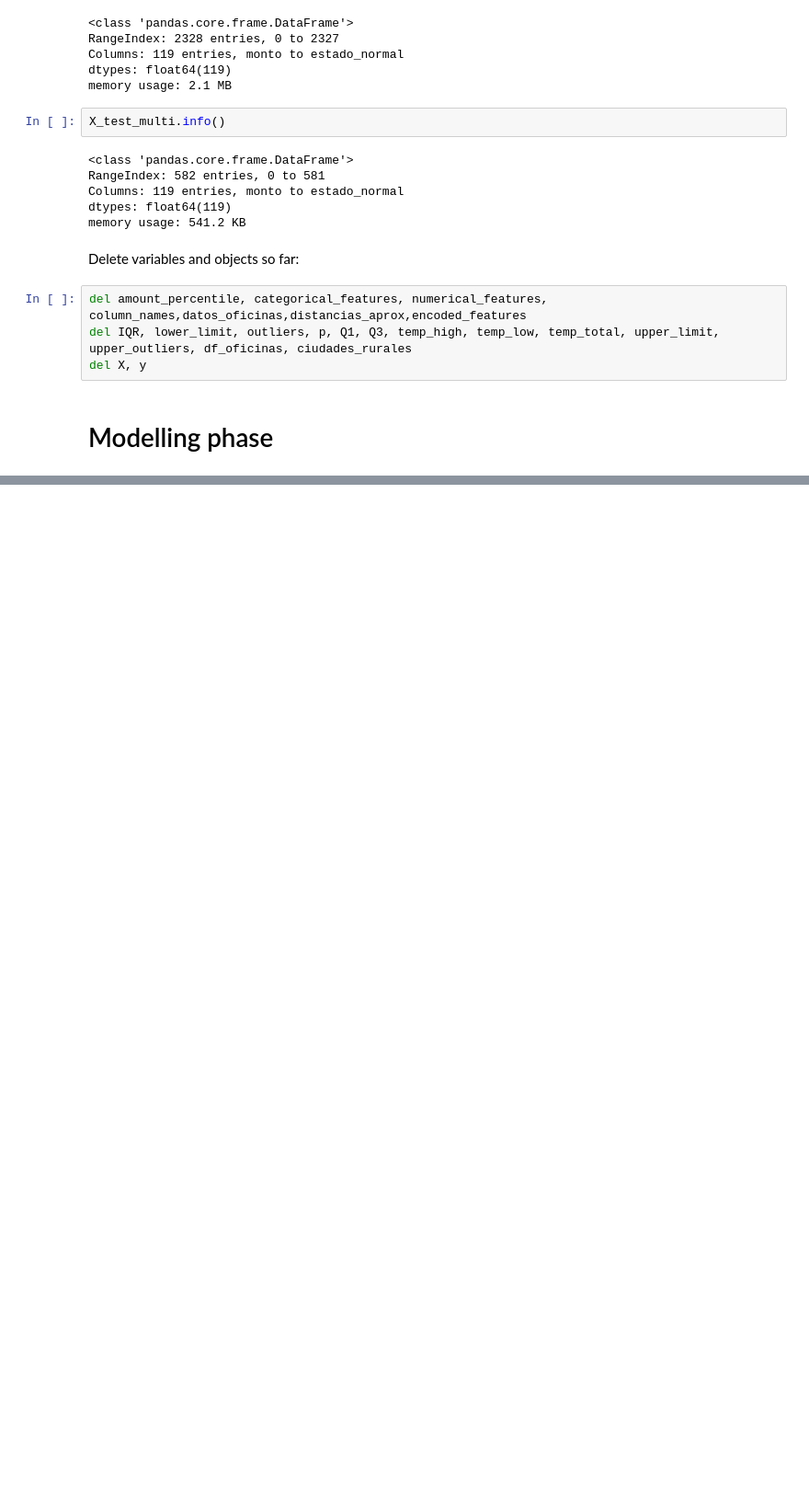
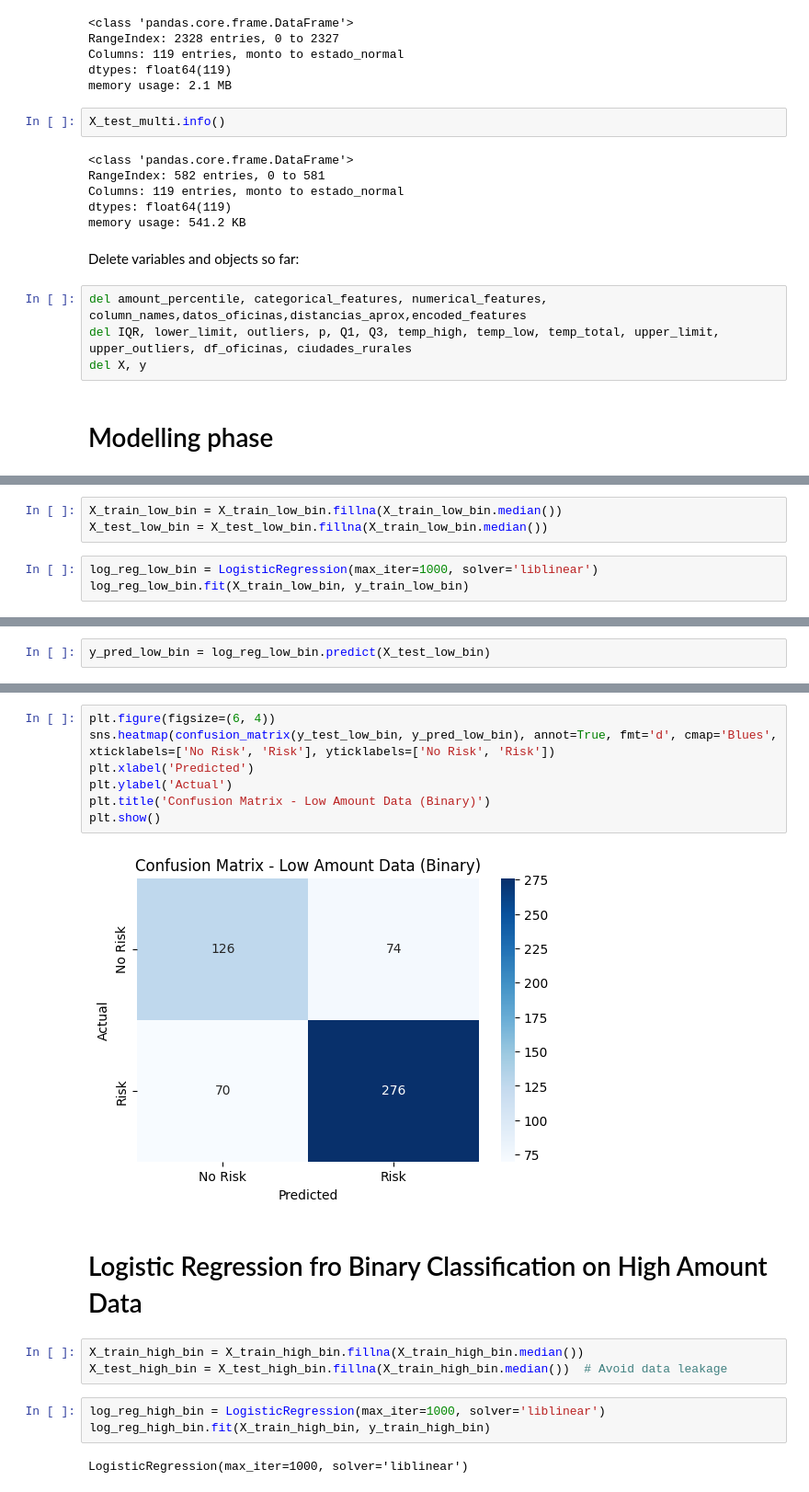
Before and after one commit to MateoSilvaLasso/Analitica_1, a Jupyter notebook: notebooks/modelling/logistica_farid.ipynb, the cells around one changed output, grey strips where cells are left out. Shown: that part at 92% size. Saved outputs shown, nothing was run; the diff lists cells and outputs as text; blank space fills up the shorter version.

Commit message:
commit logistic regression models

```diff
--- a/notebooks/modelling/logistica_farid.ipynb
+++ b/notebooks/modelling/logistica_farid.ipynb
@@ -1239,0 +1248,6 @@ del X, y
+# %%
+X_train_low_bin = X_train_low_bin.fillna(X_train_low_bin.median())
+X_test_low_bin = X_test_low_bin.fillna(X_train_low_bin.median())
+# %%
+log_reg_low_bin = LogisticRegression(max_iter=1000, solver='liblinear')
+log_reg_low_bin.fit(X_train_low_bin, y_train_low_bin)
@@ -1239,0 +1256,2 @@ del X, y
+# %%
+y_pred_low_bin = log_reg_low_bin.predict(X_test_low_bin)
@@ -1239,0 +1275,19 @@ del X, y
+# %%
+plt.figure(figsize=(6, 4))
+sns.heatmap(confusion_matrix(y_test_low_bin, y_pred_low_bin), annot=True, fmt='d', cmap='Blues', xticklabels=['No Risk', 'Risk'], yticklabels=['No Risk', 'Risk'])
+plt.xlabel('Predicted')
+plt.ylabel('Actual')
+plt.title('Confusion Matrix - Low Amount Data (Binary)')
+plt.show()
+# %% [output]
+[figure, added]
+# %% [markdown]
+# Logistic Regression fro Binary Classification on High Amount Data
+# %%
+X_train_high_bin = X_train_high_bin.fillna(X_train_high_bin.median())
+X_test_high_bin = X_test_high_bin.fillna(X_train_high_bin.median())  # Avoid data leakage
+# %%
+log_reg_high_bin = LogisticRegression(max_iter=1000, solver='liblinear')
+log_reg_high_bin.fit(X_train_high_bin, y_train_high_bin)
+# %% [output]
+LogisticRegression(max_iter=1000, solver='liblinear')
```
Also changed, not shown: parts of 25 cells of this notebook.
